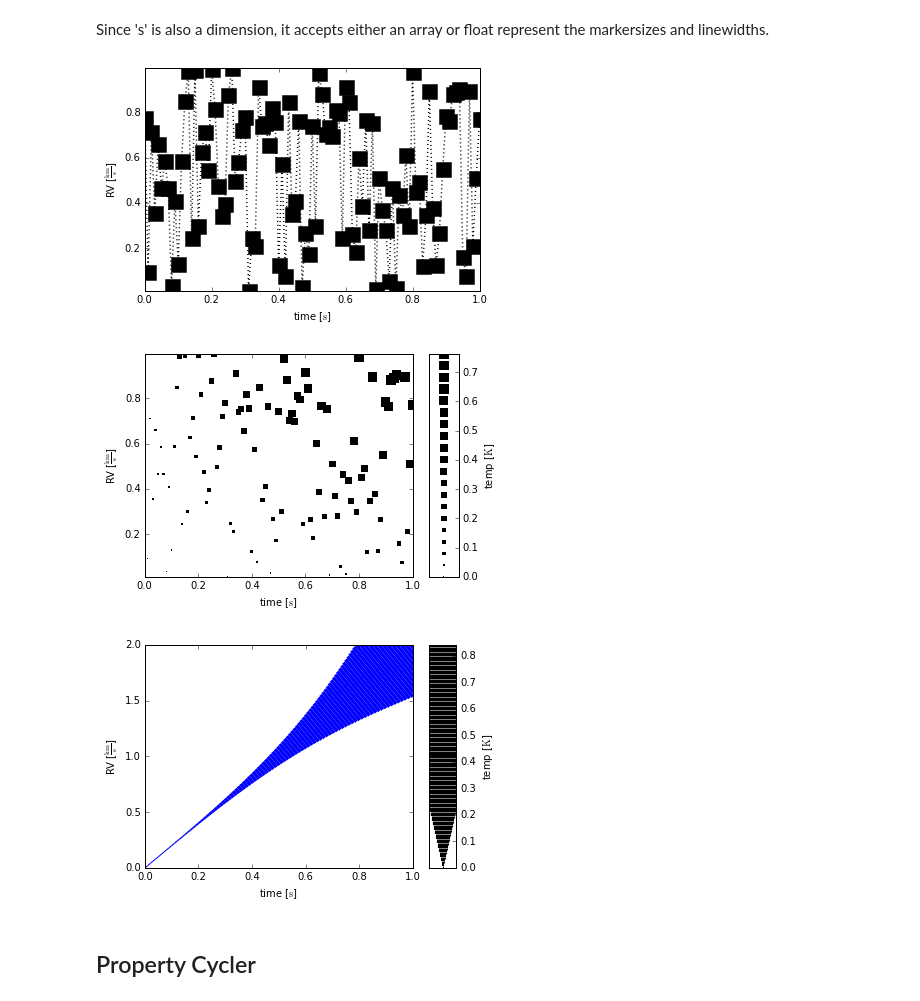
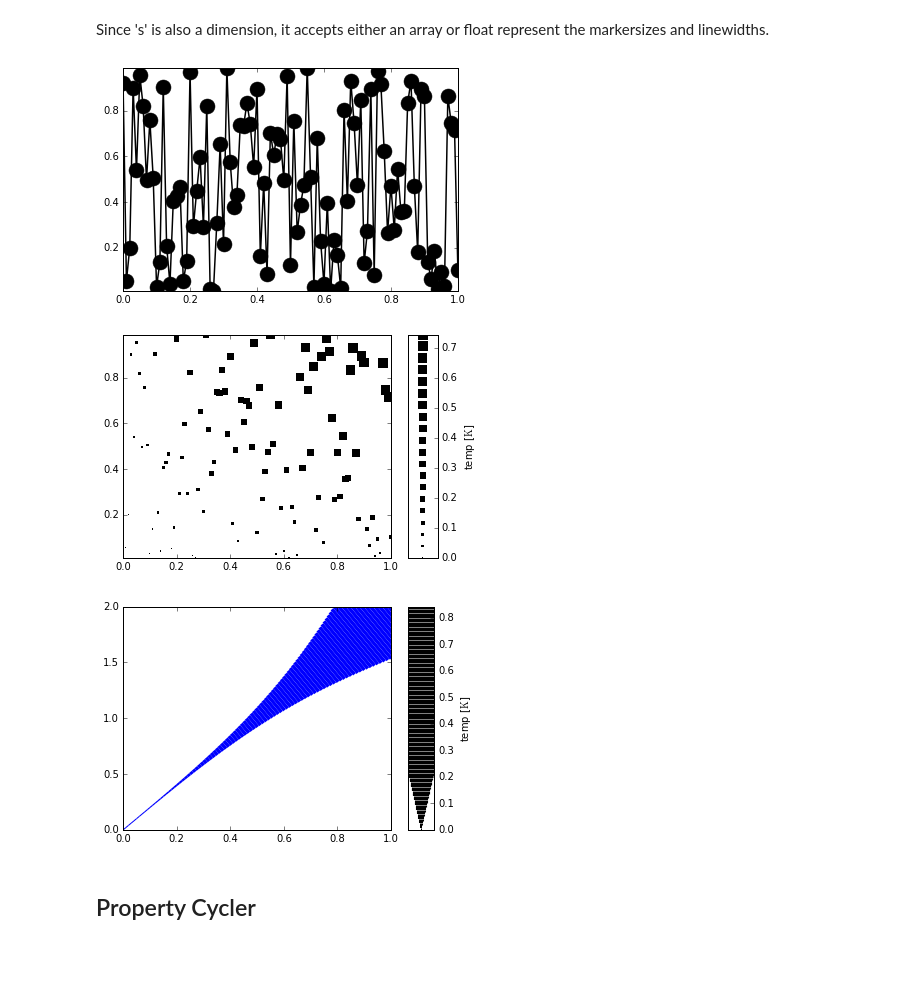
Before and after one commit to kecnry/autofig, a Jupyter notebook: examples/autofig_basics.ipynb, the cells around one changed output. Drawn from its saved outputs; the diff is of its cells as text; code cells hidden in the pictures; blank space fills up the shorter version.

```diff
--- a/examples/autofig_basics.ipynb
+++ b/examples/autofig_basics.ipynb
@@ -117,31 +115,27 @@ autofig.plot(x=x, y=y+2, c=3*c, clabel='other thing', cmap='cool')
 Since 's' is also a dimension, it accepts either an array or float represent the markersizes and linewidths.
 # %%
 autofig.reset()
-autofig.plot(x=x, xlabel='time', xunit=u.s,
-             y=y, ylabel='RV', yunit='km/s',
-             marker='s', ls='dotted', s=3)
+autofig.plot(x=x, y=y, s=3)
 # %% [output]
-[figure, old version]
+[figure, new version]
 # %%
 s = np.sin(x*y)
 
 autofig.reset()
-autofig.plot(x=x, xlabel='time', xunit=u.s,
-             y=y, ylabel='RV', yunit='km/s',
+autofig.plot(x=x, y=y,
              s=s, slabel='temp', sunit='K',
              marker='s', ls='None')
 # %% [output]
-[figure, old version]
+[figure, new version]
 # %%
 s = np.sin(x**3)
 
 autofig.reset()
-autofig.plot(x=x, xlabel='time', xunit=u.s,
-             y=2*x, ylabel='RV', yunit='km/s',
+autofig.plot(x=x, y=2*x,
              s=s, slabel='temp', sunit='K',
              c='blue', marker='None', ls='solid')
 # %% [output]
-[figure, old version]
+[figure, new version]
 # %% [markdown]
 ## Property Cycler
 # %% [markdown]
```
Also changed, not shown: parts of 18 cells of this notebook.
